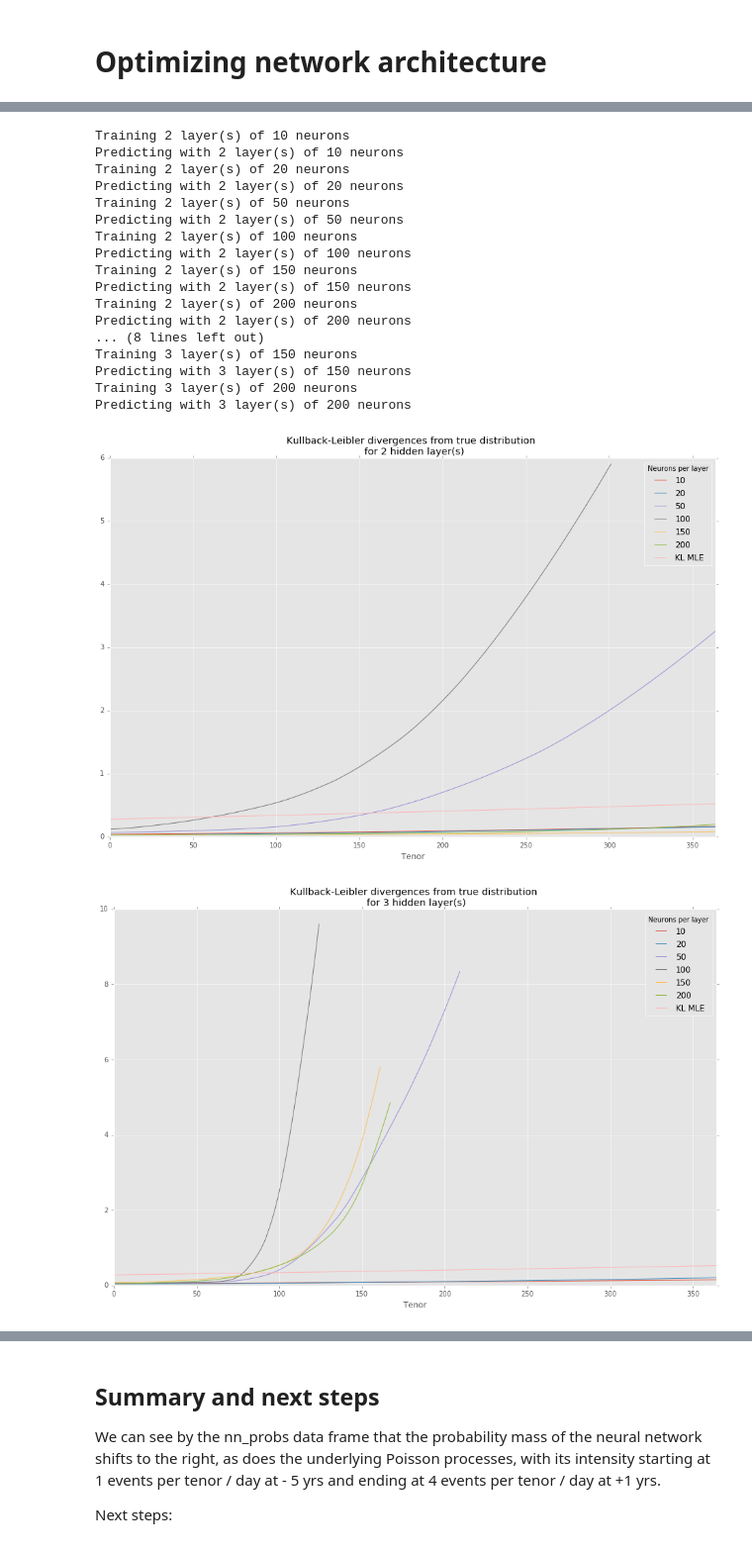
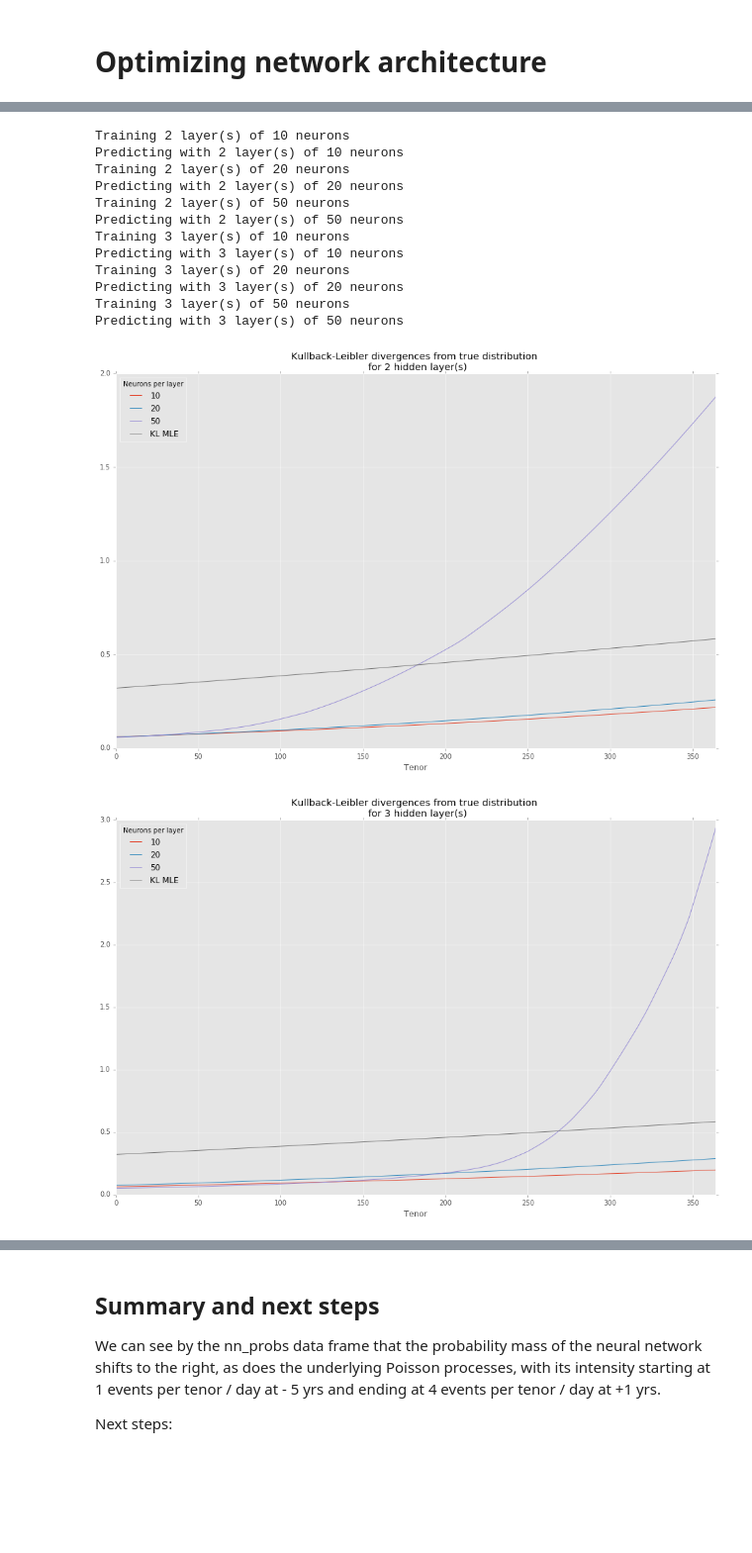
Before and after one commit to munichpavel/oprisklearning, a Jupyter notebook: risklearning_demo.ipynb, the cells around one changed output, grey strips where cells are left out. Shown at 99% size. Drawn from its saved outputs; the diff is of its cells as text; code cells hidden in the pictures; blank space fills up the shorter version.

```diff
--- a/risklearning_demo.ipynb
+++ b/risklearning_demo.ipynb
@@ -27,6 +26,13 @@ import ggplot as gg
 # %% [markdown]
 ## Set up frequency distribution to generate samples
 # %%
+# Read in Poisson parameters used to simulate loss counts
+lambdas_df = pd.read_csv('data/lambdas_tcem_1d.csv')
+lambda_start = lambdas_ts['TCEM'][0]
+lambda_end = lambdas_ts['TCEM'].tail(1).iloc[0]
+print('Lambda start value: {}, lambda end value: {}'.format(lambda_start, lambda_end))
+lambda_ts = lambdas_df['TCEM']
+# Read in simulated loss counts
 counts_sim_df = pd.read_csv('data/tcem_1d.csv')
 # EDPM: Execution, Delivery and Process Management
 # TCEM: Transaction Capture, Execution and Maintenance--think fat-finger mistake
@@ -41,7 +48,10 @@ counts_sim_df.head()
 # %%
 #%% Do MLE (simple average for Poisson process
-n_tenors_train = -np.min(counts_sim_df['t'])
-n_tenors_test = np.max(counts_sim_df['t'])
+t_start = np.min(counts_sim_df['t'])
+t_end = np.max(counts_sim_df['t'])
+
+n_tenors_train = -t_start
+n_tenors_test = t_end
 
 counts_train = (counts_sim_df[counts_sim_df.t < 0]).groupby('L2_cat').sum()
 counts_test =  (counts_sim_df[counts_sim_df.t >= 0]).groupby('L2_cat').sum()
@@ -179,7 +188,7 @@ for depth in depths_list:
                     n_epoch = 300, optimizer = optimizer)
         proba = rl_net['probs_nn']
         print("\nPredicting with " + str(depth) + " layer(s) of " + str(n_neurons) + " neurons")
-        probs_kl_dict = rlf.probs_kl(proba, lambda_ts, t_start, t_end, bin_tops, mle_probs_vals)
+        probs_kl_dict = rlf.probs_kl(proba, lambda_ts, t_start, t_end+1, bin_tops, mle_probs_vals)
         probs = probs_kl_dict['Probs']
         kl_df_n = probs_kl_dict['KL df']
 
@@ -227,6 +236,6 @@ for depth in depths_list:
 # %%
 # Try again, but now with RMSprop
-neurons_list = [10, 20,50,100, 150, 200]
+neurons_list = [10, 20,50]
 #neurons_list = [50]
 depths_list = [2,3]
 optimizer = 'RMSprop'
@@ -240,46 +249,41 @@ for depth in depths_list:
                     n_epoch = 300, optimizer = optimizer)
         proba = rl_net['probs_nn']
         print("\nPredicting with " + str(depth) + " layer(s) of " + str(n_neurons) + " neurons")
-        probs_kl_dict = rlf.probs_kl(proba, lambda_ts, t_start, t_end, bin_tops, mle_probs_vals)
+        probs_kl_dict = rlf.probs_kl(proba, lambda_ts, t_start, t_end+1, bin_tops, mle_probs_vals)
         probs = probs_kl_dict['Probs']
         kl_df_n = probs_kl_dict['KL df']
 
         kl_df_n['Hidden layers'] = depth
         kl_df_n['Neurons per layer'] = n_neurons
         kl_df_n['Architecture'] = str(depth) + '_layers_of_' + str(n_neurons) \
             + '_neurons'
 
         kl_df_list.append(kl_df_n)
  #%%
 kl_df_hyper = pd.concat(kl_df_list)
 
 # Plot
 kl_mle = kl_df_n['KL MLE'] # These values are constant over the above loops (KL between MLE and true distribution)
 for depth in depths_list:
     kl_df_depth = kl_df_hyper[kl_df_hyper['Hidden layers'] == depth]
     kl_df_depth = kl_df_hyper[kl_df_hyper['Hidden layers'] == depth]
     kl_depth_vals = kl_df_depth.pivot(index = 'Tenor', columns = 'Neurons per layer', values = 'KL NN')
     kl_depth_vals['KL MLE'] = kl_mle
     kl_depth_vals.plot(title = 'Kullback-Leibler divergences from true distribution \n for ' \
                        + str(depth) + ' hidden layer(s)', \
                       figsize = (16,10))
 # %% [output]
 Training 2 layer(s) of 10 neurons
 Predicting with 2 layer(s) of 10 neurons
 Training 2 layer(s) of 20 neurons
 Predicting with 2 layer(s) of 20 neurons
 Training 2 layer(s) of 50 neurons
 Predicting with 2 layer(s) of 50 neurons
-Training 2 layer(s) of 100 neurons
-Predicting with 2 layer(s) of 100 neurons
-Training 2 layer(s) of 150 neurons
-Predicting with 2 layer(s) of 150 neurons
-Training 2 layer(s) of 200 neurons
-Predicting with 2 layer(s) of 200 neurons
-... (8 lines left out)
-Training 3 layer(s) of 150 neurons
-Predicting with 3 layer(s) of 150 neurons
-Training 3 layer(s) of 200 neurons
-Predicting with 3 layer(s) of 200 neurons
+Training 3 layer(s) of 10 neurons
+Predicting with 3 layer(s) of 10 neurons
+Training 3 layer(s) of 20 neurons
+Predicting with 3 layer(s) of 20 neurons
+Training 3 layer(s) of 50 neurons
+Predicting with 3 layer(s) of 50 neurons
-[figure, old version]
+[figure, new version]
-[figure, old version]
+[figure, new version]
```
Also changed, not shown: parts of 8 cells of this notebook.
